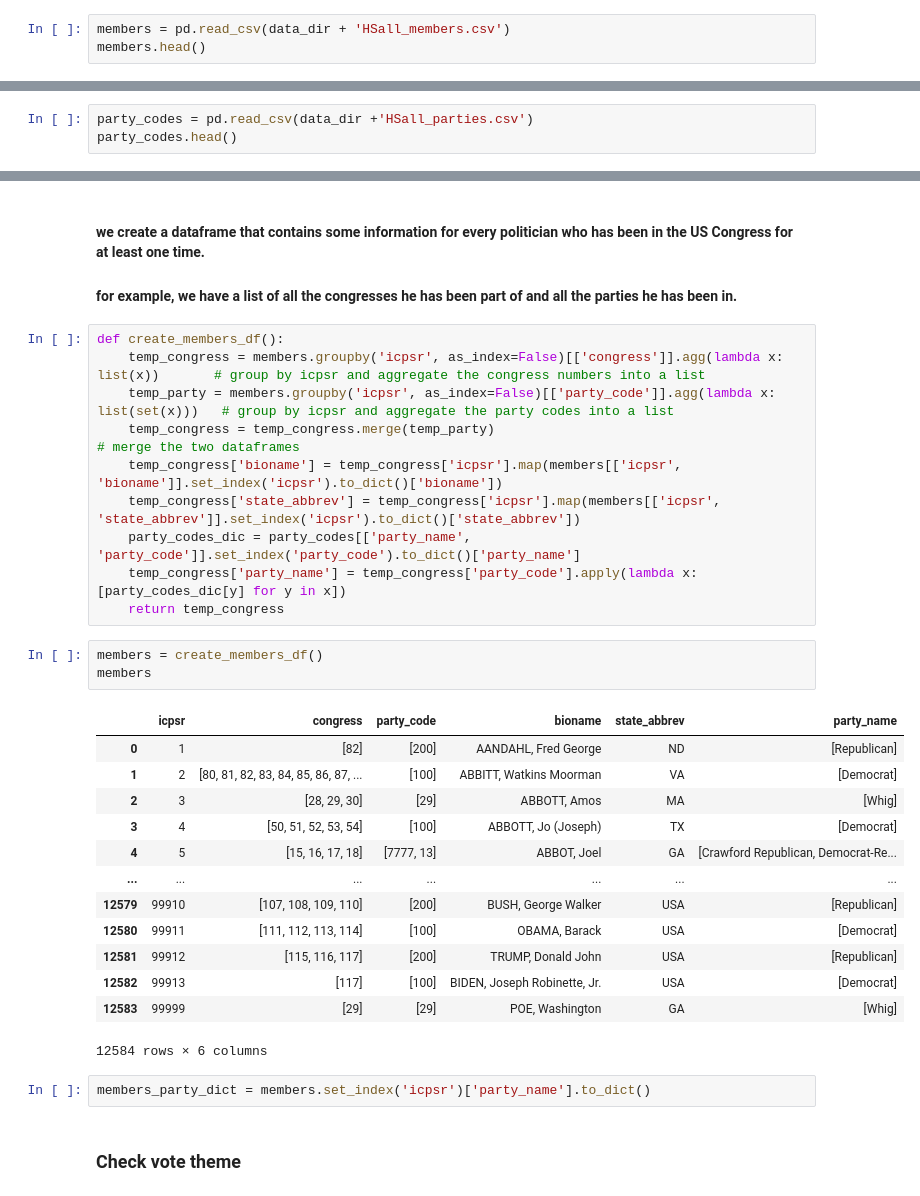
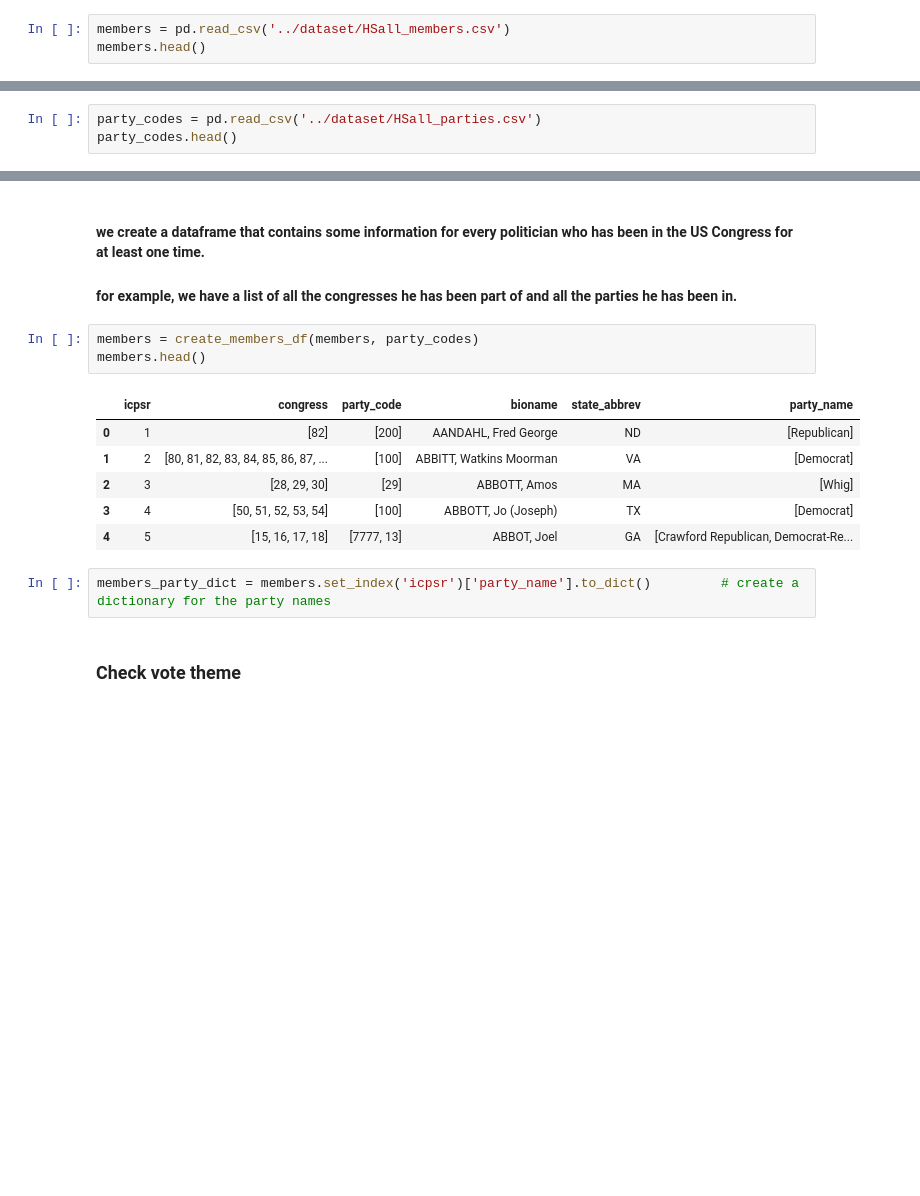
Before and after one commit to LeonardoAgasso/USA_Congress_SigNet, a Jupyter notebook: notebooks/create_edgelist.ipynb, the cells around one changed output, grey strips where cells are left out. Saved outputs shown, nothing was run; the diff lists cells and outputs as text; blank space fills up the shorter version.

```diff
--- a/notebooks/create_edgelist.ipynb
+++ b/notebooks/create_edgelist.ipynb
@@ -20,5 +27,5 @@ data_dir = '../dataset/'
 # %%
-members = pd.read_csv(data_dir + 'HSall_members.csv')
+members = pd.read_csv('../dataset/HSall_members.csv')
 members.head()
 # %% [output]
 |  | congress | chamber | icpsr | state_icpsr | district_code | state_abbrev | party_code | occupancy | ... |
@@ -31,7 +38,7 @@ members.head()
 # %% [markdown]
 #### Congress parties csv: we use it to map party_code with a party_name
 # %%
-party_codes = pd.read_csv(data_dir +'HSall_parties.csv')
+party_codes = pd.read_csv('../dataset/HSall_parties.csv')
 party_codes.head()
 # %% [output]
 |  | congress | chamber | party_code | party_name | n_members | nominate_dim1_median | nominate_dim2_median | ... |
@@ -92,35 +79,18 @@ res = plot_votes_per_congress()
 # %% [markdown]
 #### we create a dataframe that contains some information for every politician who has been in the US Congress for at least one time.
 #### for example, we have a list of all the congresses he has been part of and all the parties he has been in.
-# %%
-def create_members_df():
-    temp_congress = members.groupby('icpsr', as_index=False)[['congress']].agg(lambda x: list(x))       # group by icpsr and aggregate the congress numbers into a list
-    temp_party = members.groupby('icpsr', as_index=False)[['party_code']].agg(lambda x: list(set(x)))   # group by icpsr and aggregate the party codes into a list
-    temp_congress = temp_congress.merge(temp_party)                                                     # merge the two dataframes
-    temp_congress['bioname'] = temp_congress['icpsr'].map(members[['icpsr', 'bioname']].set_index('icpsr').to_dict()['bioname'])
-    temp_congress['state_abbrev'] = temp_congress['icpsr'].map(members[['icpsr', 'state_abbrev']].set_index('icpsr').to_dict()['state_abbrev'])
-    party_codes_dic = party_codes[['party_name', 'party_code']].set_index('party_code').to_dict()['party_name']
-    temp_congress['party_name'] = temp_congress['party_code'].apply(lambda x: [party_codes_dic[y] for y in x])
-    return temp_congress
 # %%
-members = create_members_df()
-members
+members = create_members_df(members, party_codes)
+members.head()
 # %% [output]
 |  | icpsr | congress | party_code | bioname | state_abbrev | party_name |
 | 0 | 1 | [82] | [200] | AANDAHL, Fred George | ND | [Republican] |
 | 1 | 2 | [80, 81, 82, 83, 84, 85, 86, 87, ... | [100] | ABBITT, Watkins Moorman | VA | [Democrat] |
 | 2 | 3 | [28, 29, 30] | [29] | ABBOTT, Amos | MA | [Whig] |
 | 3 | 4 | [50, 51, 52, 53, 54] | [100] | ABBOTT, Jo (Joseph) | TX | [Democrat] |
 | 4 | 5 | [15, 16, 17, 18] | [7777, 13] | ABBOT, Joel | GA | [Crawford Republican, Democrat-Re... |
-| ... | ... | ... | ... | ... | ... | ... |
-| 12579 | 99910 | [107, 108, 109, 110] | [200] | BUSH, George Walker | USA | [Republican] |
-| 12580 | 99911 | [111, 112, 113, 114] | [100] | OBAMA, Barack | USA | [Democrat] |
-| 12581 | 99912 | [115, 116, 117] | [200] | TRUMP, Donald John | USA | [Republican] |
-| 12582 | 99913 | [117] | [100] | BIDEN, Joseph Robinette, Jr. | USA | [Democrat] |
-| 12583 | 99999 | [29] | [29] | POE, Washington | GA | [Whig] |
-12584 rows × 6 columns
 # %%
-members_party_dict = members.set_index('icpsr')['party_name'].to_dict()
+members_party_dict = members.set_index('icpsr')['party_name'].to_dict()			# create a dictionary for the party names
 # %% [markdown]
 ### Check vote theme
 # %% [markdown]
```
Also changed, not shown: parts of 21 cells of this notebook, 1 other file.
